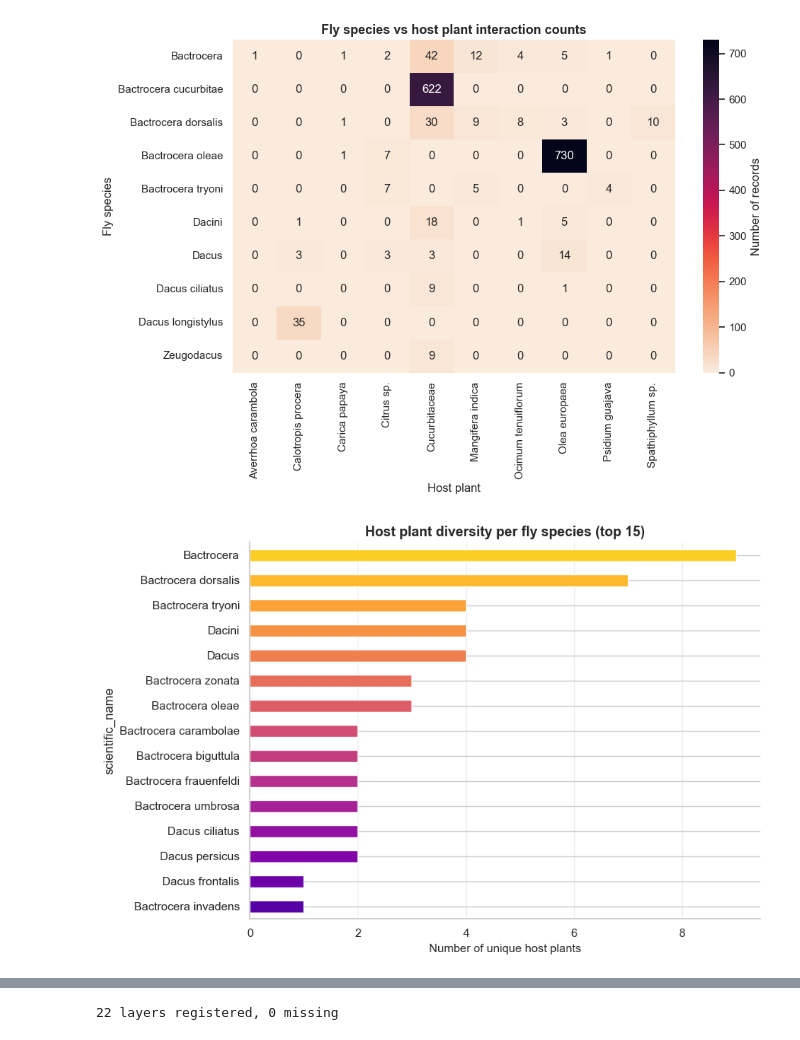
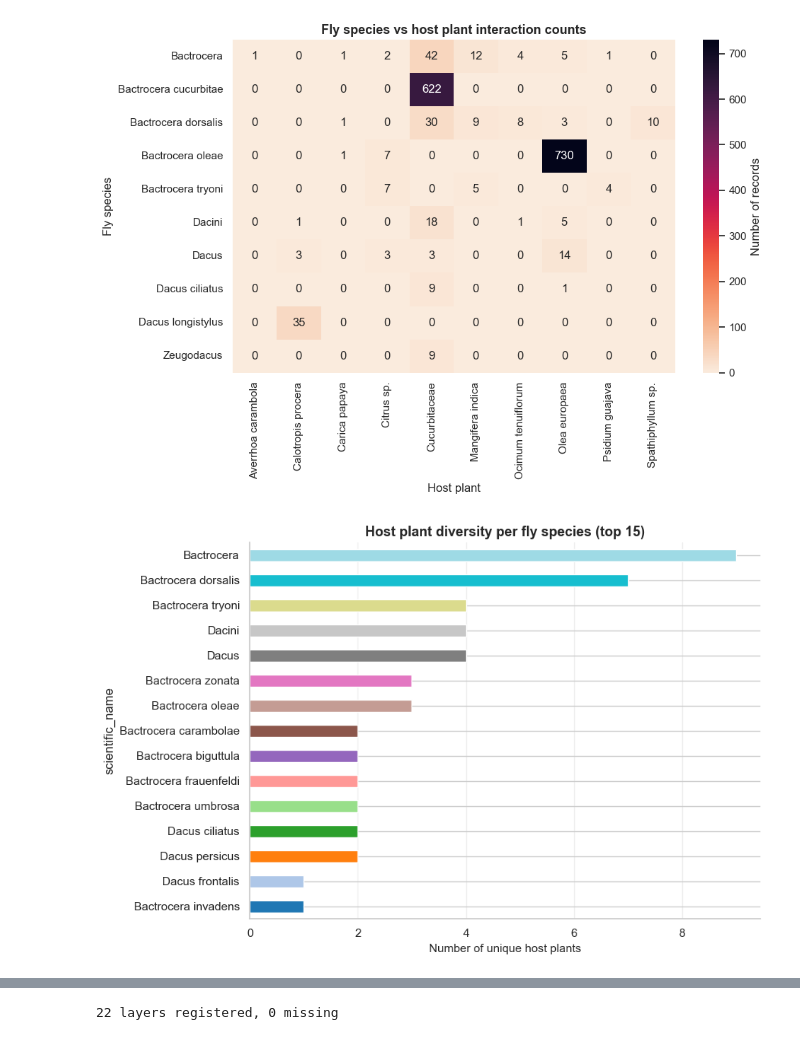
Before and after one commit to Simon-Kimanzi/Fruit_fly-Host-Interactions-SDM-, a Jupyter notebook: notebooks/02_modeling.ipynb, the cells around one changed output, grey strips where cells are left out. Cells and saved outputs as stored; diff of their text form; code cells hidden in the pictures.

```diff
--- a/notebooks/02_modeling.ipynb
+++ b/notebooks/02_modeling.ipynb
@@ -94,19 +93,19 @@ plt.show()
 # %%
 host_diversity = interactions.groupby('scientific_name')['host_plant'].nunique().sort_values(ascending=False)
 
 fig, ax = plt.subplots(figsize=(9, 6))
 n = min(15, len(host_diversity))
-colors = plt.cm.plasma(np.linspace(0.15, 0.9, n))
+colors = plt.cm.tab20(np.linspace(0, 1, n))
 host_diversity.head(n).sort_values().plot(kind='barh', ax=ax, color=colors)
 ax.set_xlabel('Number of unique host plants', fontsize=11)
 ax.set_title('Host plant diversity per fly species (top 15)', fontsize=13, fontweight='bold')
 ax.spines[['top', 'right']].set_visible(False)
 ax.grid(axis='x', alpha=0.3)
 plt.tight_layout()
 plt.savefig('../outputs/figures/host_diversity_per_species.png', dpi=150)
 plt.show()
 # %% [output]
-[figure, old version]
+[figure, new version]
 # %%
 pest_diversity = interactions.groupby('host_plant')['scientific_name'].nunique().sort_values(ascending=False)
 
```
Also changed, not shown: parts of 36 cells of this notebook, 4 other files.
